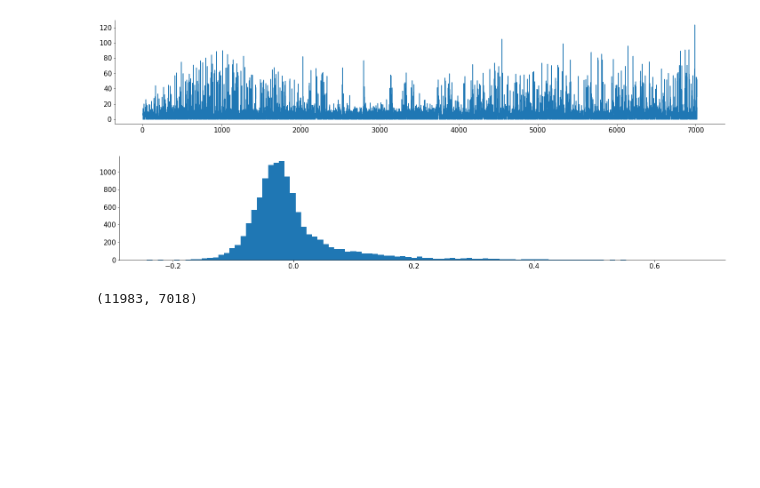
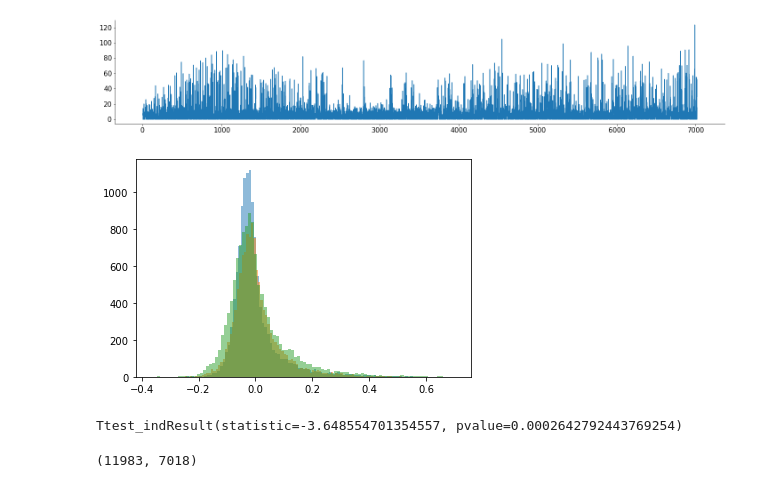
Before and after one commit to xavfunk/nma-koki, a Jupyter notebook: stringer_spontaneous.ipynb, the cells around one changed output. Cells and saved outputs as stored; diff of their text form; code cells hidden in the pictures; blank space fills up the shorter version.

Commit message:
re-implement figure 1F

```diff
--- a/stringer_spontaneous.ipynb
+++ b/stringer_spontaneous.ipynb
@@ -89,15 +86,25 @@ plt.plot(dat['sresp'][3])
 # %%
 import scipy.stats as stats
 
+dat_of_interest = [dat['run'], dat['pupilArea'], X[:,0]]
 
-result = np.zeros((dat['sresp'].shape[0]))
-for i in range(dat['sresp'].shape[0]):
-  result[i] = stats.pearsonr(dat['sresp'][i].flatten(), dat['run'].flatten())[0]
+
+result = np.zeros((dat['sresp'].shape[0], len(dat_of_interest)))
+for j in range(len(dat_of_interest)):
+    for i in range(dat['sresp'].shape[0]):
+        result[i,j] = stats.pearsonr(dat['sresp'][i].flatten(), dat_of_interest[j].flatten())[0]
-# %%
-plt.hist(result, bins = 100)
-plt.show()
-# %% [output]
-[figure, removed]
+# %%
+plt.hist(result[:,0], bins = 100, alpha = .5)
+plt.hist(result[:,1], bins = 100, alpha = .5)
+plt.hist(result[:,2], bins = 100, alpha = .5)
+
+plt.show()
+# %% [output]
+[figure, added]
+# %%
+stats.ttest_ind(result[:,0], result[:,1])
+# %% [output]
+Ttest_indResult(statistic=-3.648554701354557, pvalue=0.0002642792443769254)
 # %%
 dat['sresp'].shape
 # %% [output]
```
Also changed, not shown: parts of 7 cells of this notebook.
